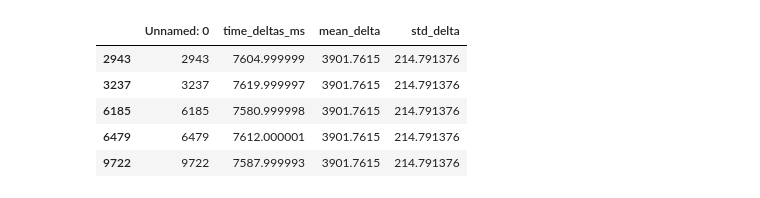
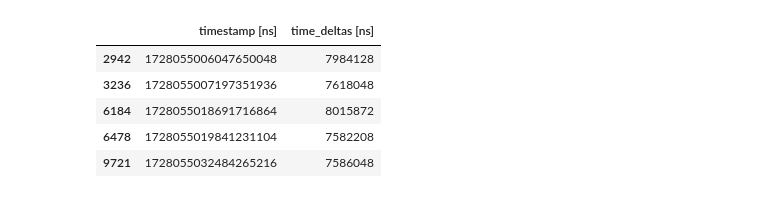
Before and after one commit to Virtana/indoor_drone_experimentation, a Jupyter notebook: kimera_local_eval/checking_jitter/Jitter_Investigation_w_Jaka_Script.ipynb, the cells around one changed output. Saved outputs shown, nothing was run; the diff lists cells and outputs as text; code cells hidden in the pictures.

```diff
--- a/kimera_local_eval/checking_jitter/Jitter_Investigation_w_Jaka_Script.ipynb
+++ b/kimera_local_eval/checking_jitter/Jitter_Investigation_w_Jaka_Script.ipynb
@@ -39,9 +37,9 @@ memory usage: 312.6 KB
 # %%
-df[df['time_deltas_ms'] > 6000.0]
+df[df['time_deltas [ns]'] > 6000000.0]
 # %% [output]
-|  | Unnamed: 0 | time_deltas_ms | mean_delta | std_delta |
-| 2943 | 2943 | 7604.999999 | 3901.7615 | 214.791376 |
-| 3237 | 3237 | 7619.999997 | 3901.7615 | 214.791376 |
-| 6185 | 6185 | 7580.999998 | 3901.7615 | 214.791376 |
-| 6479 | 6479 | 7612.000001 | 3901.7615 | 214.791376 |
-| 9722 | 9722 | 7587.999993 | 3901.7615 | 214.791376 |
+|  | timestamp [ns] | time_deltas [ns] |
+| 2942 | 1728055006047650048 | 7984128 |
+| 3236 | 1728055007197351936 | 7618048 |
+| 6184 | 1728055018691716864 | 8015872 |
+| 6478 | 1728055019841231104 | 7582208 |
+| 9721 | 1728055032484265216 | 7586048 |
```
Also changed, not shown: parts of 8 cells of this notebook, 6 other files.
